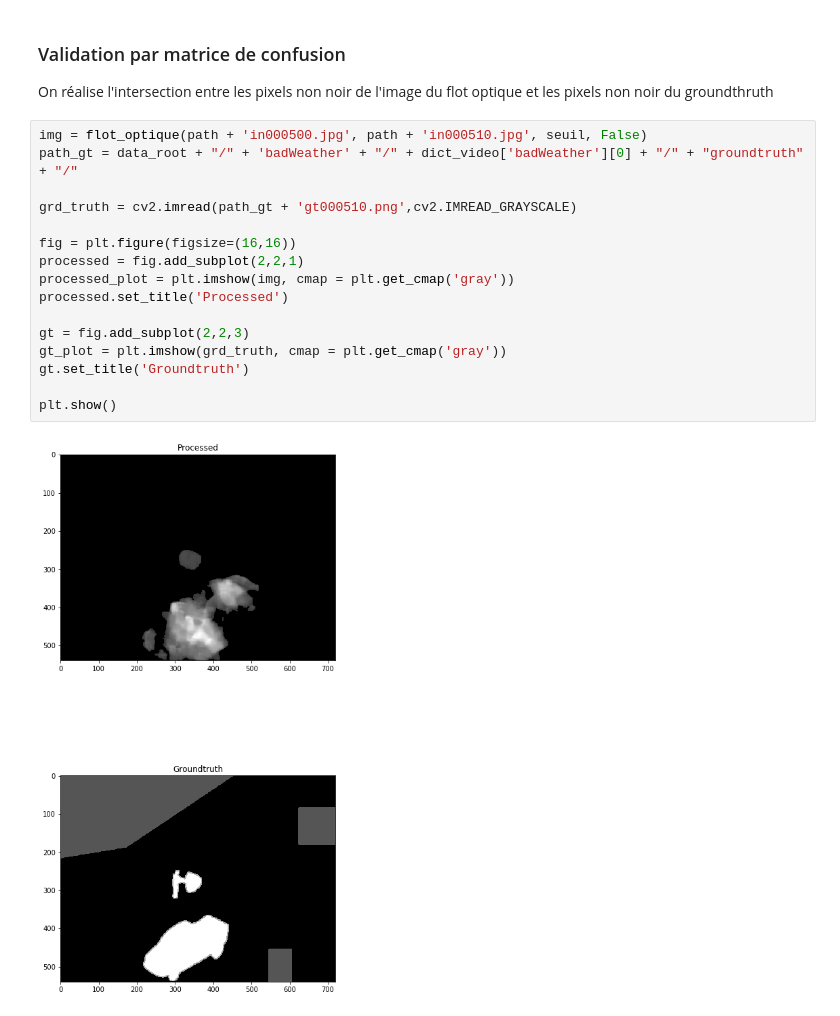
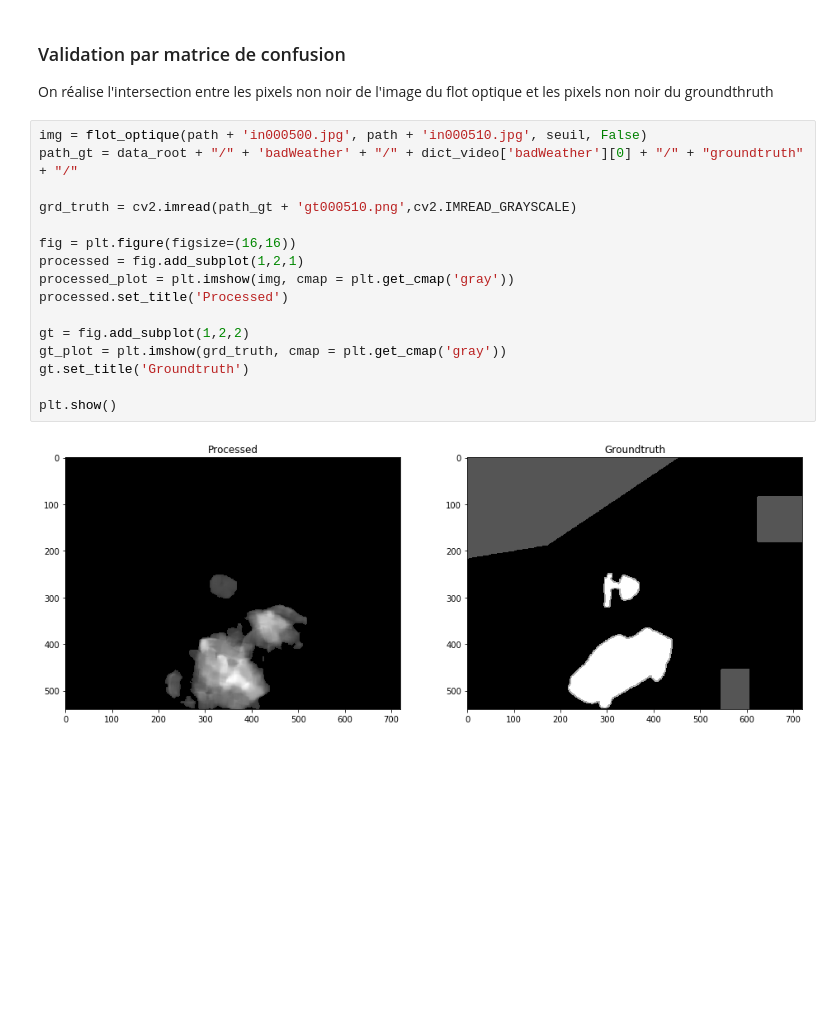
Before and after one commit to gregoiredervaux/INF6804, a Jupyter notebook: TP1/TP1.ipynb, the cells around one changed output. Cells and saved outputs as stored; diff of their text form; blank space fills up the shorter version.

```diff
--- a/TP1/TP1.ipynb
+++ b/TP1/TP1.ipynb
@@ -133,19 +137,19 @@ On réalise l'intersection entre les pixels non noir de l'image du flot optique
 # %%
 img = flot_optique(path + 'in000500.jpg', path + 'in000510.jpg', seuil, False)
 path_gt = data_root + "/" + 'badWeather' + "/" + dict_video['badWeather'][0] + "/" + "groundtruth" + "/"
 
 grd_truth = cv2.imread(path_gt + 'gt000510.png',cv2.IMREAD_GRAYSCALE)
 
 fig = plt.figure(figsize=(16,16))
-processed = fig.add_subplot(2,2,1)
+processed = fig.add_subplot(1,2,1)
 processed_plot = plt.imshow(img, cmap = plt.get_cmap('gray'))
 processed.set_title('Processed')
 
-gt = fig.add_subplot(2,2,3)
+gt = fig.add_subplot(1,2,2)
 gt_plot = plt.imshow(grd_truth, cmap = plt.get_cmap('gray'))
 gt.set_title('Groundtruth')
 
 plt.show()
 # %% [output]
-[figure, old version]
+[figure, new version]
 # %%
```
Also changed, not shown: parts of 8 cells of this notebook.
